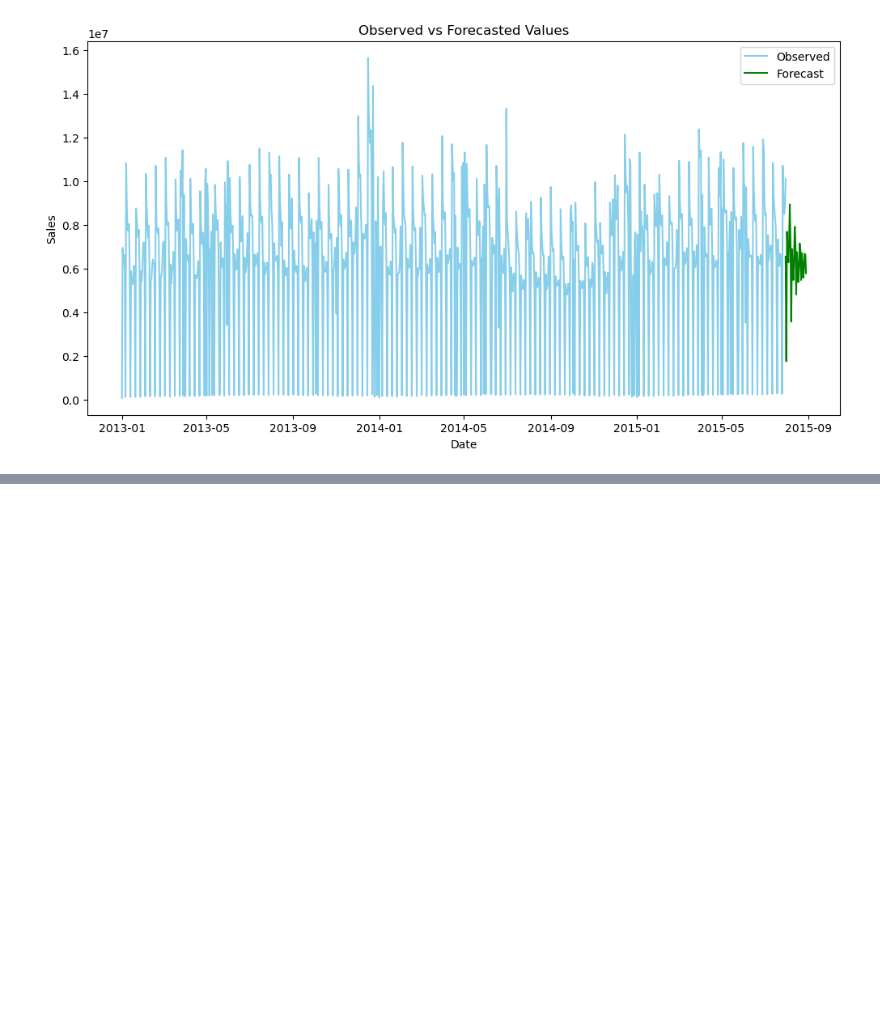
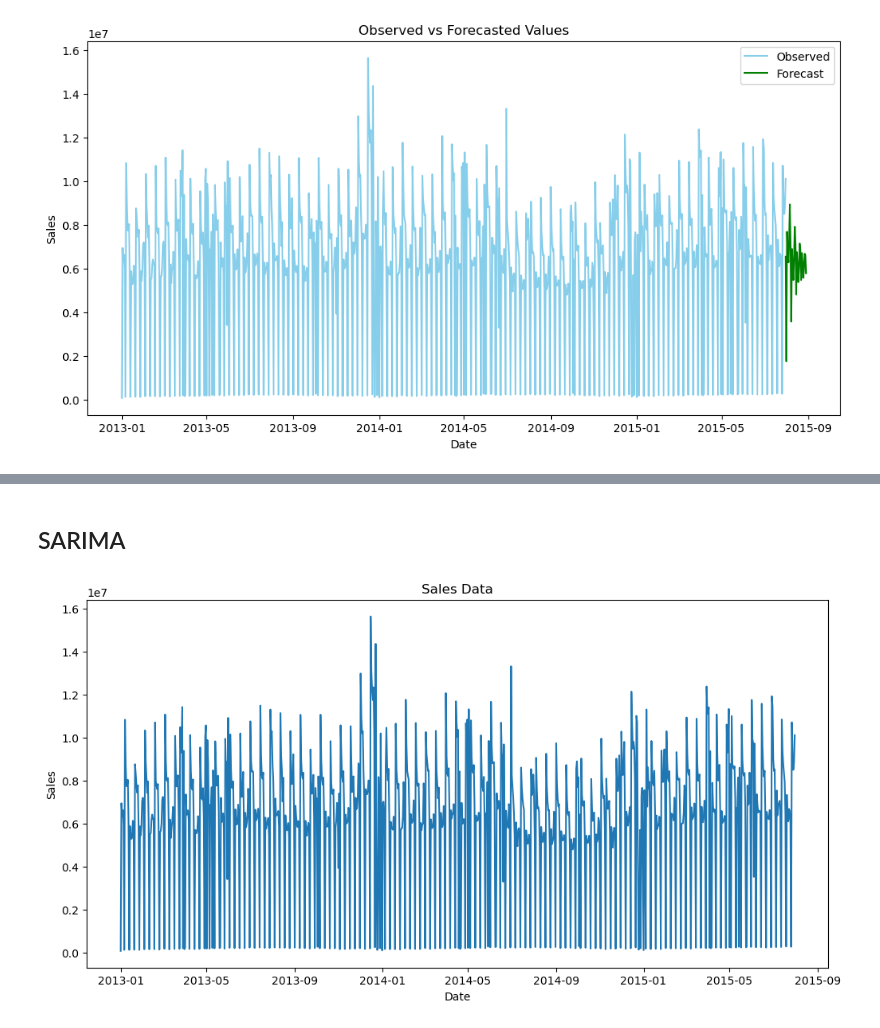
Before and after one commit to Hemamagam/Project-6--Pharmaceutical-Sale-Prediction-, a Jupyter notebook: Task 2.5-Time_series.ipynb, the cells around one changed output, grey strips where cells are left out. Drawn from its saved outputs; the diff is of its cells as text; code cells hidden in the pictures; blank space fills up the shorter version.

```diff
--- a/Task 2.5-Time_series.ipynb
+++ b/Task 2.5-Time_series.ipynb
@@ -269,0 +289,2 @@ Mean Absolute Percentage Error (MAPE): 306.67638041018364
+# %% [markdown]
+## SARIMA
@@ -269,0 +297,9 @@ Mean Absolute Percentage Error (MAPE): 306.67638041018364
+# %%
+plt.figure(figsize=(12, 6))
+plt.plot(sales_data['Sales'])
+plt.title('Sales Data')
+plt.xlabel('Date')
+plt.ylabel('Sales')
+plt.show()
+# %% [output]
+[figure, added]
```
Also changed, not shown: parts of 11 cells of this notebook.
